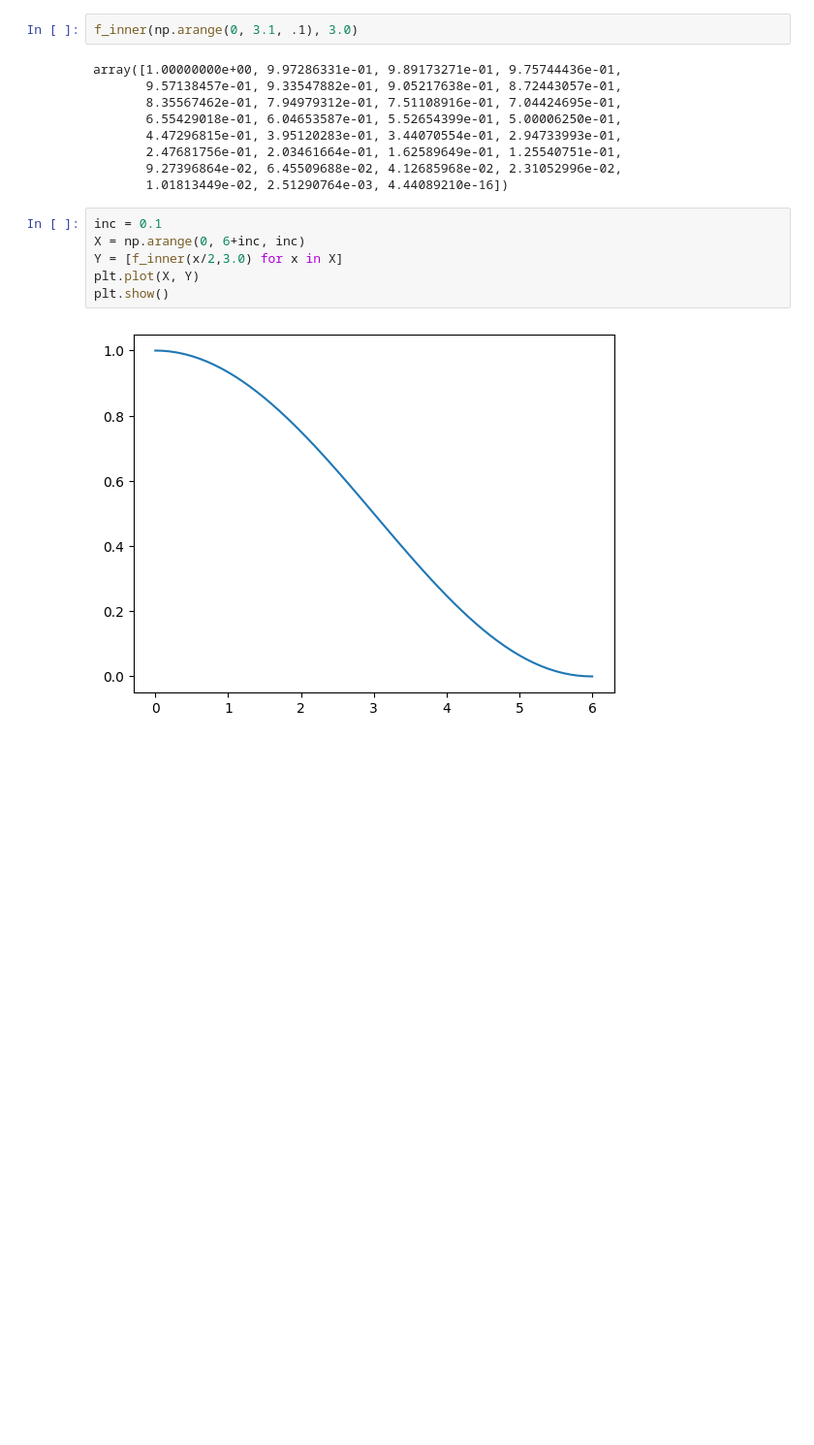
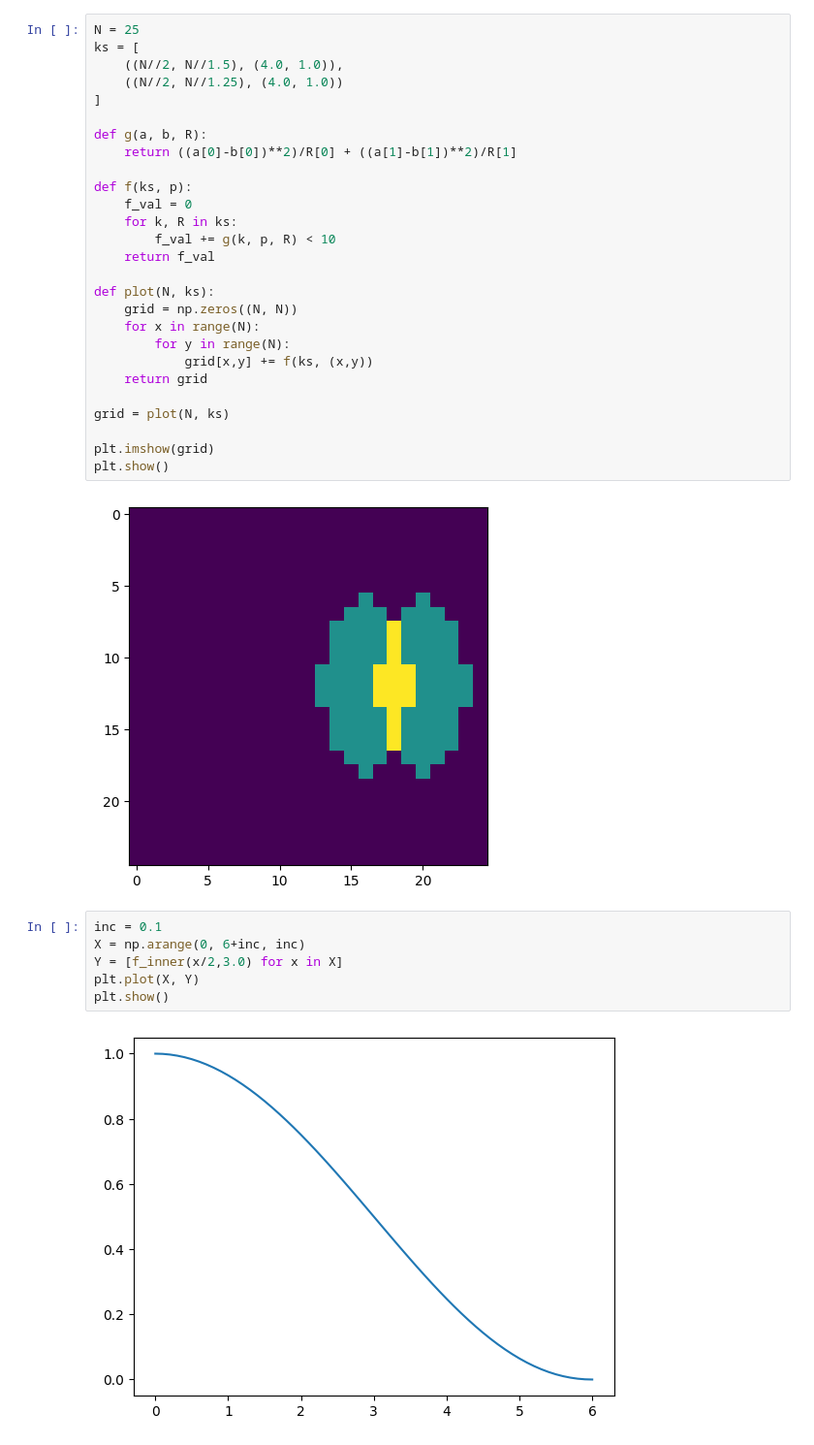
Before and after one commit to JohnBatmanMySlinky/PBRJ, a Jupyter notebook: src/notebooks/2D_investigate_bounds.ipynb, the cells around one changed output. Shown at 97% size. Drawn from its saved outputs; the diff is of its cells as text; blank space fills up the shorter version.

```diff
--- a/src/notebooks/2D_investigate_bounds.ipynb
+++ b/src/notebooks/2D_investigate_bounds.ipynb
@@ -36,14 +41,32 @@ plt.show()
 # %%
-f_inner(np.arange(0, 3.1, .1), 3.0)
+N = 25
+ks = [
+    ((N//2, N//1.5), (4.0, 1.0)),
+    ((N//2, N//1.25), (4.0, 1.0))
+]
+
+def g(a, b, R):
+    return ((a[0]-b[0])**2)/R[0] + ((a[1]-b[1])**2)/R[1]
+
+def f(ks, p):
+    f_val = 0
+    for k, R in ks:
+        f_val += g(k, p, R) < 10
+    return f_val
+
+def plot(N, ks):
+    grid = np.zeros((N, N))
+    for x in range(N):
+        for y in range(N):
+            grid[x,y] += f(ks, (x,y))
+    return grid
+
+grid = plot(N, ks)
+
+plt.imshow(grid)
+plt.show()
 # %% [output]
-array([1.00000000e+00, 9.97286331e-01, 9.89173271e-01, 9.75744436e-01,
-       9.57138457e-01, 9.33547882e-01, 9.05217638e-01, 8.72443057e-01,
-       8.35567462e-01, 7.94979312e-01, 7.51108916e-01, 7.04424695e-01,
-       6.55429018e-01, 6.04653587e-01, 5.52654399e-01, 5.00006250e-01,
-       4.47296815e-01, 3.95120283e-01, 3.44070554e-01, 2.94733993e-01,
-       2.47681756e-01, 2.03461664e-01, 1.62589649e-01, 1.25540751e-01,
-       9.27396864e-02, 6.45509688e-02, 4.12685968e-02, 2.31052996e-02,
-       1.01813449e-02, 2.51290764e-03, 4.44089210e-16])
+[figure, added]
 # %%
 inc = 0.1
 X = np.arange(0, 6+inc, inc)
```
Also changed, not shown: parts of 2 cells of this notebook, 1 other file.
